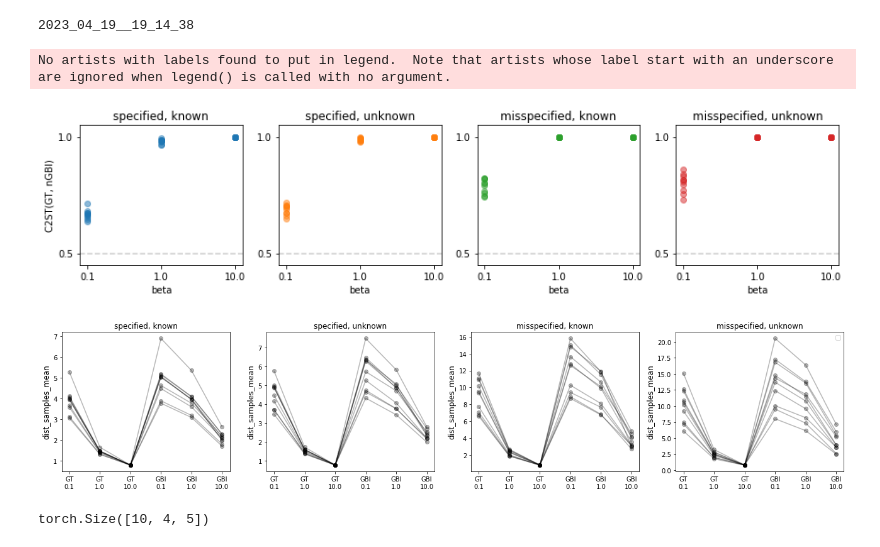
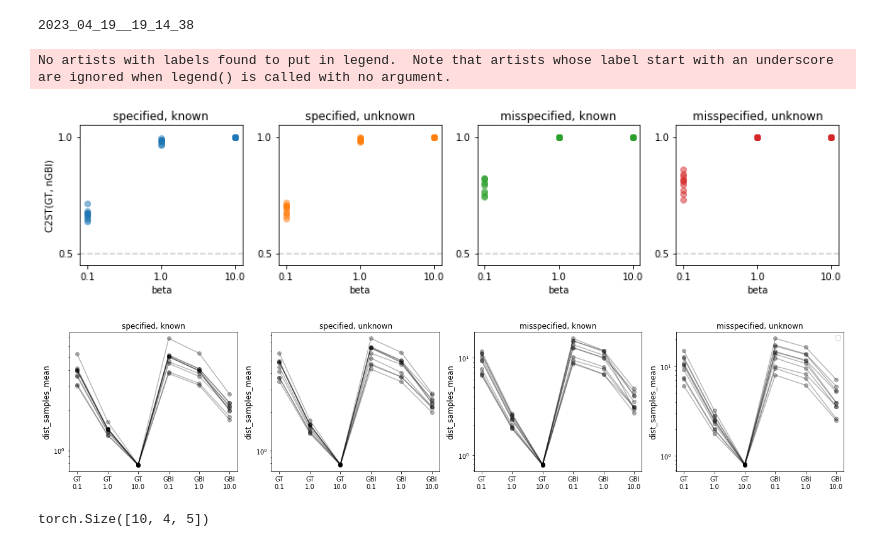
Before and after one commit to mackelab/neuralgbi, a Jupyter notebook: dev_notebook/run_comparisons.ipynb, the cells around one changed output. Cells and saved outputs as stored; diff of their text form; code cells hidden in the pictures.

```diff
--- a/dev_notebook/run_comparisons.ipynb
+++ b/dev_notebook/run_comparisons.ipynb
@@ -62,35 +62,35 @@ for i_s, specified in enumerate(['specified', 'misspecified']):
             for i_, i_b in enumerate([3,4,5]):
 #                 # GBI GT vs. GBI estimated
 #                 plt.plot(df_cur['dist_sample_mean'].iloc[-1], df_cur['dist_sample_mean'].iloc[i_b], 'o', color=f"C{i_}", label=betas[i_] if xo==0 else None, alpha=0.5)
 #                 # plt.errorbar(df_cur['dist_sample_mean'].iloc[-1], df_cur['dist_sample_mean'].iloc[i_b], xerr=df_cur['dist_sample_std'].iloc[-1], yerr=df_cur['dist_sample_std'].iloc[i_b], color=f"C{i_}", alpha=0.1)
 
 #                 # NPE vs. GBI estimated
 #                 plt.plot(df_cur['dist_sample_mean'].iloc[i_b-3], df_cur['dist_sample_mean'].iloc[i_b], '*', color=f"C{i_}", alpha=0.5)
 
                 plt.plot(df_cur[metric_to_plot].values, 'ok-', alpha=0.1)
         plt.xticks(range(len(df_cur)), labels=[f"{row['algorithm']}\n{row['beta']:.1f}" for _, row in df_cur.iterrows()])
 
         # XL = [0,plt.ylim()[1]]
         # plt.plot(XL, XL, 'k--', alpha=0.1)
         plt.title(f"{specified}, {known}")
         plt.ylabel(metric_to_plot, fontsize=12)
         # plt.ylim(0,df_summaries['dist_sample_mean'].max())
         # plt.xticks(XL);plt.yticks(XL);
         # plt.xlabel('GT/NPE'); plt.ylabel('GBI')
         # plt.xscale('log')
-        # plt.yscale('log');
+        plt.yscale('log');
 
 plt.legend()
 plt.tight_layout()
 
 
 
 
 # df_summaries[(df_summaries['xo_idx']==xo)&(df_summaries['xo_specified']==specified)&(df_summaries['xo_known']==known)]
 # %% [output]
 No artists with labels found to put in legend.  Note that artists whose label start with an underscore are ignored when legend() is called with no argument.
 [figure]
-[figure, old version]
+[figure, new version]
 # %%
 x_o = torch.rand(1,4,5)
 x_o.repeat(10, *[1]*len(x_o[0].shape)).shape
```
Also changed, not shown: 2 other files.
